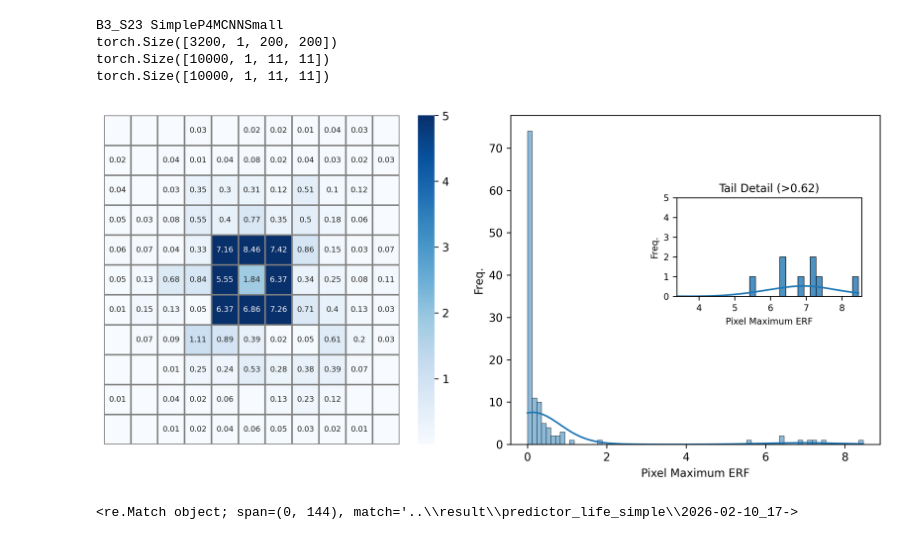
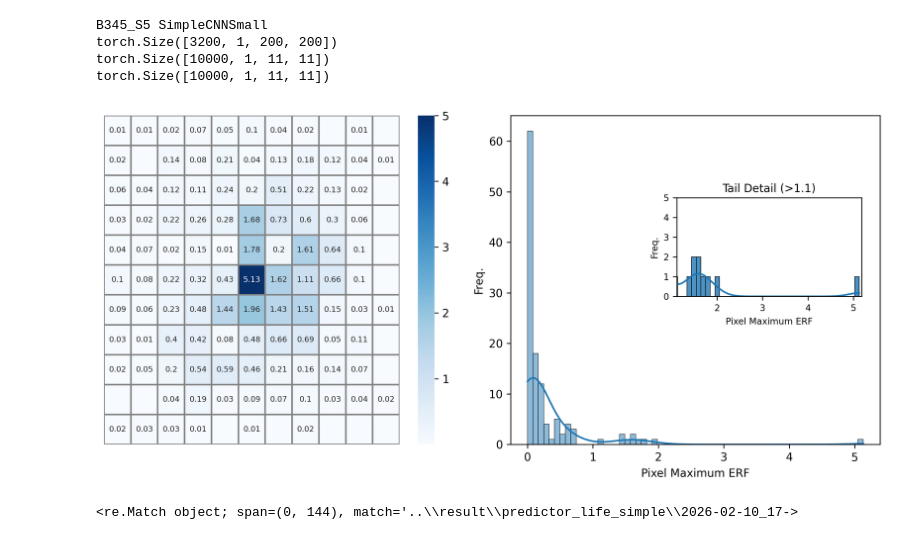
Before and after one commit to hrjtju/BIMSA, a Jupyter notebook: predictor_life_simple/check_erf.ipynb, the cells around one changed output. Drawn from its saved outputs; the diff is of its cells as text; code cells hidden in the pictures.

Commit message:
update exp1 result

```diff
--- a/predictor_life_simple/check_erf.ipynb
+++ b/predictor_life_simple/check_erf.ipynb
@@ -9,7 +9,7 @@ from einops import rearrange
 from dataloader import LifeGameDataset
 import model_conv
 
-s = r"D:\Internship\bimsa\result\predictor_life_simple\2026-03-10_22-38-33_small_3_layer_seq_p4mcnn__200-200-B3_S23\best_simple_life_SimpleP4MCNNSmall_0.5.0-p4.pth"
+s = r"D:\Internship\bimsa\result\predictor_life_simple\2026-03-11_13-48-11_small_3_layer_seq_cnn__200-200-B345_S5\best_simple_life_SimpleCNNSmall_0.1.0.pth"
 
 p = re.compile(r".*?\\(?P<date>\d{4}(-\d\d){2})_(\d\d-){2}\d\d_.*?__(?P<n1>\d+)-(?P<n2>\d+)-(?P<rule>B\d*_S\d*V?)\\best_simple_life_(?P<model>.*?)_\d.*?\.pth")
 match_dict = p.match(s).groupdict()
@@ -30,7 +30,7 @@ test_files = all_files[::5]
 file_list = [i for i in all_files if i not in test_files]
 
 dataset = LifeGameDataset(file_list=file_list)
-data = np.stack(dataset.arr_list, axis=1).reshape(-1, 1, 200, 200)
+data = np.concatenate(dataset.arr_list, axis=0).reshape(-1, 1, 200, 200)
 
 input_original_tensors = torch.tensor(data).float().requires_grad_(False)
 
@@ -70,37 +70,38 @@ ax_inset = ax2.inset_axes([0.45, 0.45, 0.5, 0.3])  # 右上角位置
 
 # 绘制相同数据的局部放大（右侧长尾）
 sns.histplot(res_max.flatten(), kde=True, ax=ax_inset,
              alpha=0.8, bins=50, edgecolor='black', linewidth=0.5)
 
 # 设置放大范围：根据你的数据调整这两个阈值
-ax_inset.set_xlim(res_max.max()*0.4, res_max.max()*1.01)  # 只看大于threshold的部分
+th = res_max.max()*0.2 + res_max.mean() * 0.3
+ax_inset.set_xlim(th, res_max.max()*1.01)  # 只看大于threshold的部分
 ax_inset.set_ylim(0, 5)  # 根据实际低频区域调整y轴上限
 
 # 子图美化
-ax_inset.set_title(f'Tail Detail (>{res_max.mean():.2g})', fontsize=10, pad=5)
+ax_inset.set_title(f'Tail Detail (>{th:.2g})', fontsize=10, pad=5)
 ax_inset.set_xlabel('Pixel Maximum ERF', fontsize=8)
 ax_inset.set_ylabel('Freq.', fontsize=8)
 ax_inset.tick_params(labelsize=8)
 # ax_inset.patch.set_facecolor("#d2e4ff")  # 淡红背景突出显示
 # ax_inset.spines['top'].set_color('darkred')
 # ax_inset.spines['right'].set_color('darkred')
 
 # 添加连接线（自动高亮主图中被放大的区域）
 # ax2.indicate_inset_zoom(ax_inset, linewidth=1, alpha=0.5)
 
 # 可选：在主图中添加半透明矩形标记被放大区域
 # ax2.axvspan(threshold, res_max.max(), alpha=0.1, zorder=0)
 
 plt.tight_layout()
 plt.show()
 
 fig.savefig(f"./{model.__class__.__name__}_{rule_str}.pdf", transparent=True, dpi=400, format="pdf")
 # %% [output]
-B3_S23 SimpleP4MCNNSmall
+B345_S5 SimpleCNNSmall
 torch.Size([3200, 1, 200, 200])
 torch.Size([10000, 1, 11, 11])
 torch.Size([10000, 1, 11, 11])
-[figure, old version]
+[figure, new version]
 # %%
 s = r"..\result\predictor_life_simple\2026-02-10_17-25-43_small_4_layer_seq_cnn__200-200-B3678_S34678\best_simple_life_SimpleCNNSmall_4Layer_0.1.0.pth"
 
```
Also changed, not shown: 46 other files.
